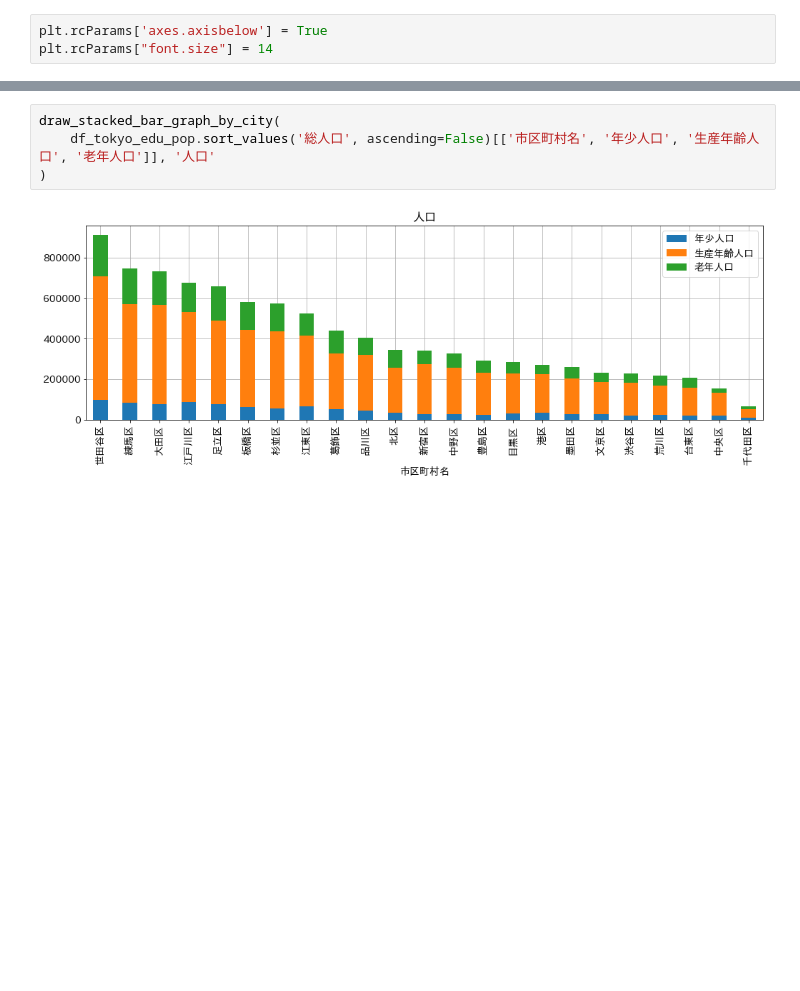
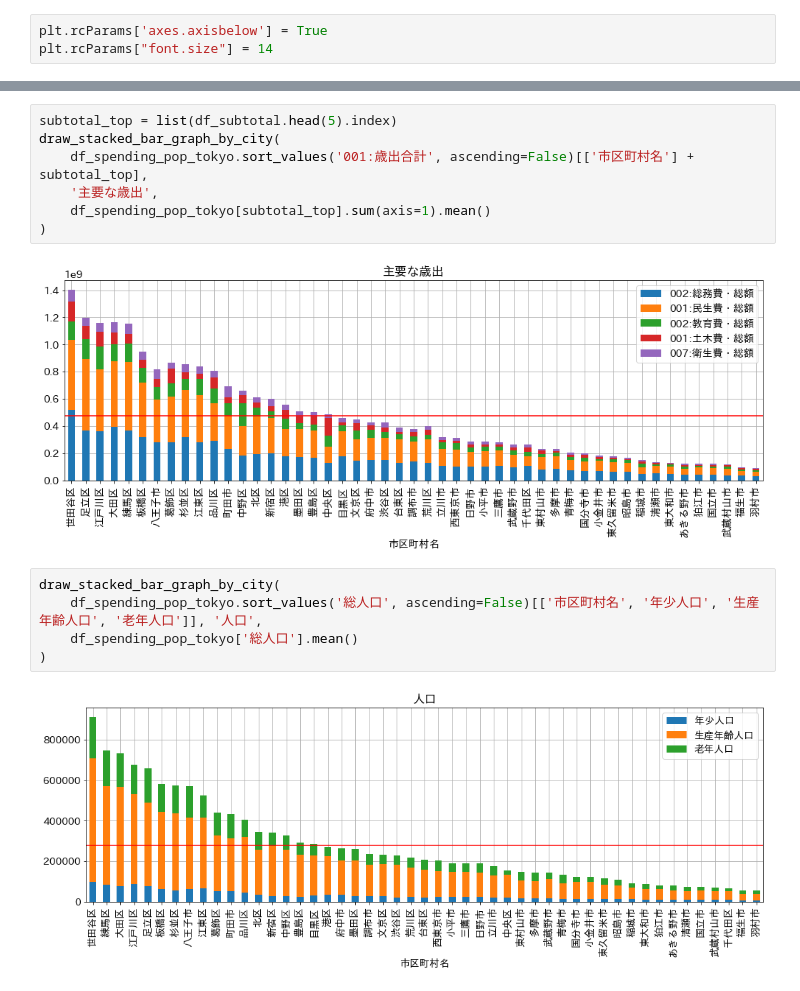
Before and after one commit to yumehara/hackday_2022, a Jupyter notebook: notebooks/education_expenditure_in_Tokyo.ipynb, the cells around one changed output, grey strips where cells are left out. Saved outputs shown, nothing was run; the diff lists cells and outputs as text; blank space fills up the shorter version.

```diff
--- a/notebooks/education_expenditure_in_Tokyo.ipynb
+++ b/notebooks/education_expenditure_in_Tokyo.ipynb
@@ -176,7 +139,17 @@ def draw_stacked_bar_graph_by_city(df_data, col_name):
+# %%
+subtotal_top = list(df_subtotal.head(5).index)
+draw_stacked_bar_graph_by_city(
+    df_spending_pop_tokyo.sort_values('001:歳出合計', ascending=False)[['市区町村名'] + subtotal_top],
+    '主要な歳出',
+    df_spending_pop_tokyo[subtotal_top].sum(axis=1).mean()
+)
+# %% [output]
+[figure, added]
 # %%
 draw_stacked_bar_graph_by_city(
-    df_tokyo_edu_pop.sort_values('総人口', ascending=False)[['市区町村名', '年少人口', '生産年齢人口', '老年人口']], '人口'
+    df_spending_pop_tokyo.sort_values('総人口', ascending=False)[['市区町村名', '年少人口', '生産年齢人口', '老年人口']], '人口',
+    df_spending_pop_tokyo['総人口'].mean()
 )
 # %% [output]
-[figure, old version]
+[figure, new version]
 # %%
```
Also changed, not shown: parts of 28 cells of this notebook.
